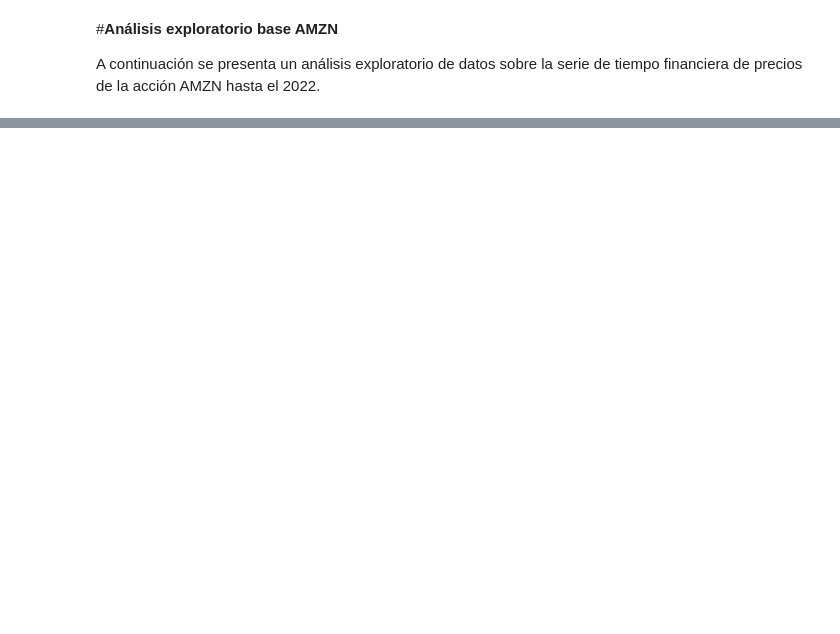
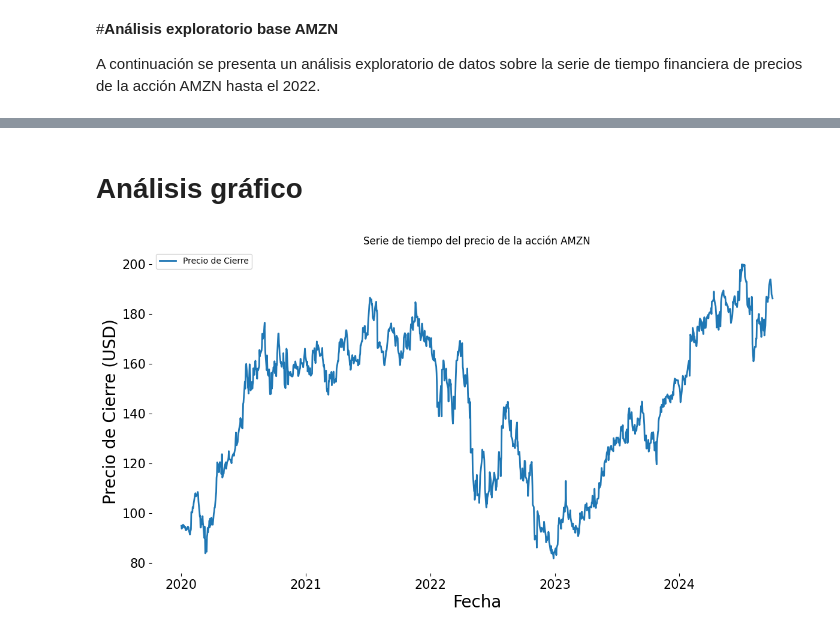
Before and after one commit to gpquintero1/ProyectoGrado, a Jupyter notebook: Base_AMZN.ipynb, the cells around one changed output, grey strips where cells are left out. Cells and saved outputs as stored; diff of their text form; code cells hidden in the pictures; blank space fills up the shorter version.

```diff
--- a/Base_AMZN.ipynb
+++ b/Base_AMZN.ipynb
@@ -154,0 +59,15 @@ plt.show()
+# %%
+from google.colab import drive
+drive.mount('/content/drive')
+
+# Importación de la información desde Drive
+data = pd.read_csv("/content/drive/MyDrive/Colab Notebooks/datos/AMZN.csv", sep=",", header=0)
+
+# Ajuste de la columna date en formato datetime
+data['Date'] = pd.to_datetime(data['Date'])
+
+# Establecer la columna de fecha como índice
+data.set_index('Date', inplace=True)
+
+# Visual
+data.head(5)
@@ -154,0 +119,13 @@ plt.show()
+# %% [markdown]
+# **Análisis gráfico**
+# %%
+# Gráfica de la serie de tiempo
+plt.figure(figsize=(14, 7))
+plt.plot(data['Close'], label='Precio de Cierre')
+plt.title('Serie de tiempo del precio de la acción AMZN')
+plt.xlabel('Fecha')
+plt.ylabel('Precio de Cierre (USD)')
+plt.legend()
+plt.show()
+# %% [output]
+[figure, added]
```
Also changed, not shown: parts of 42 cells of this notebook.
